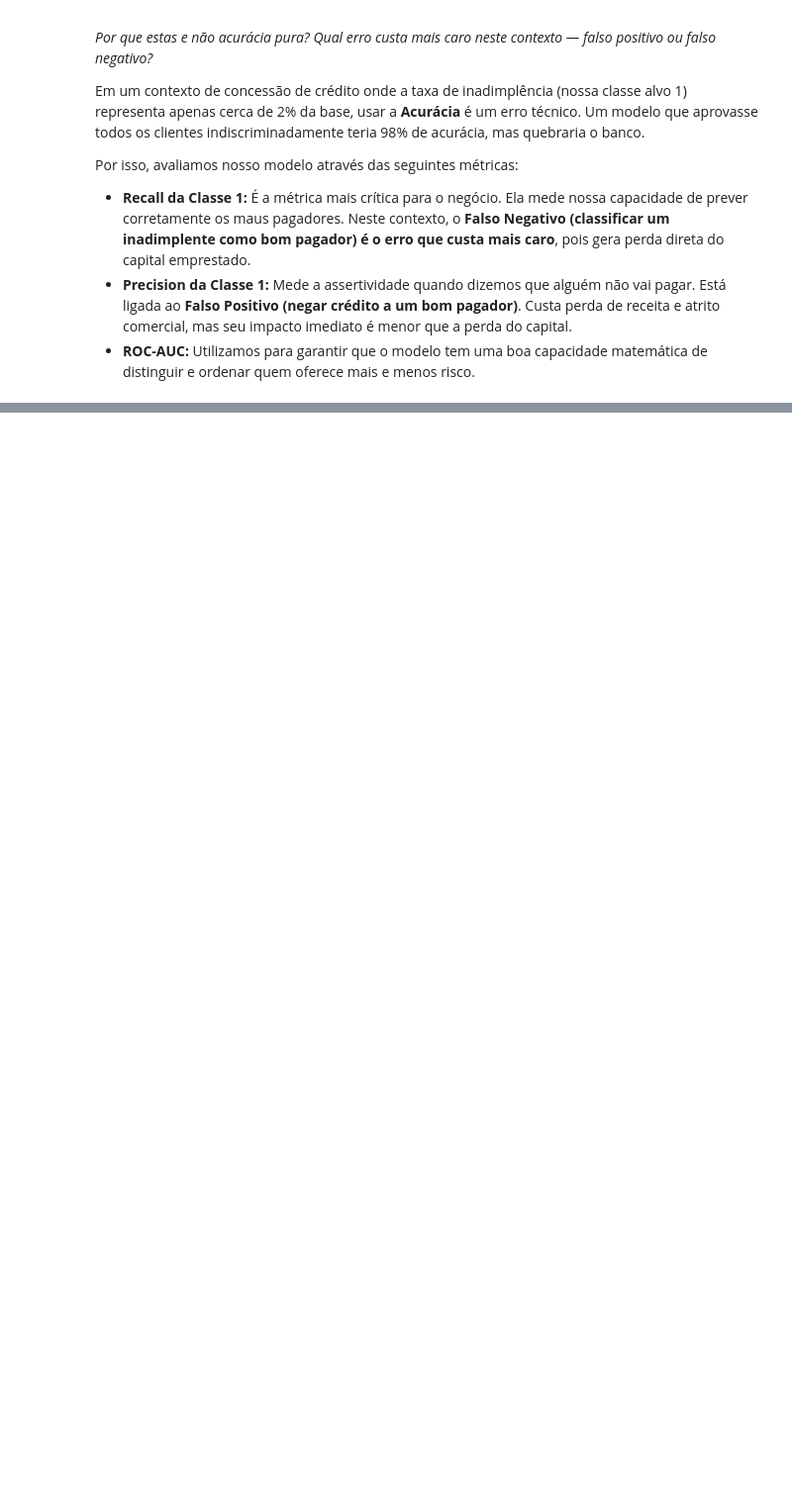
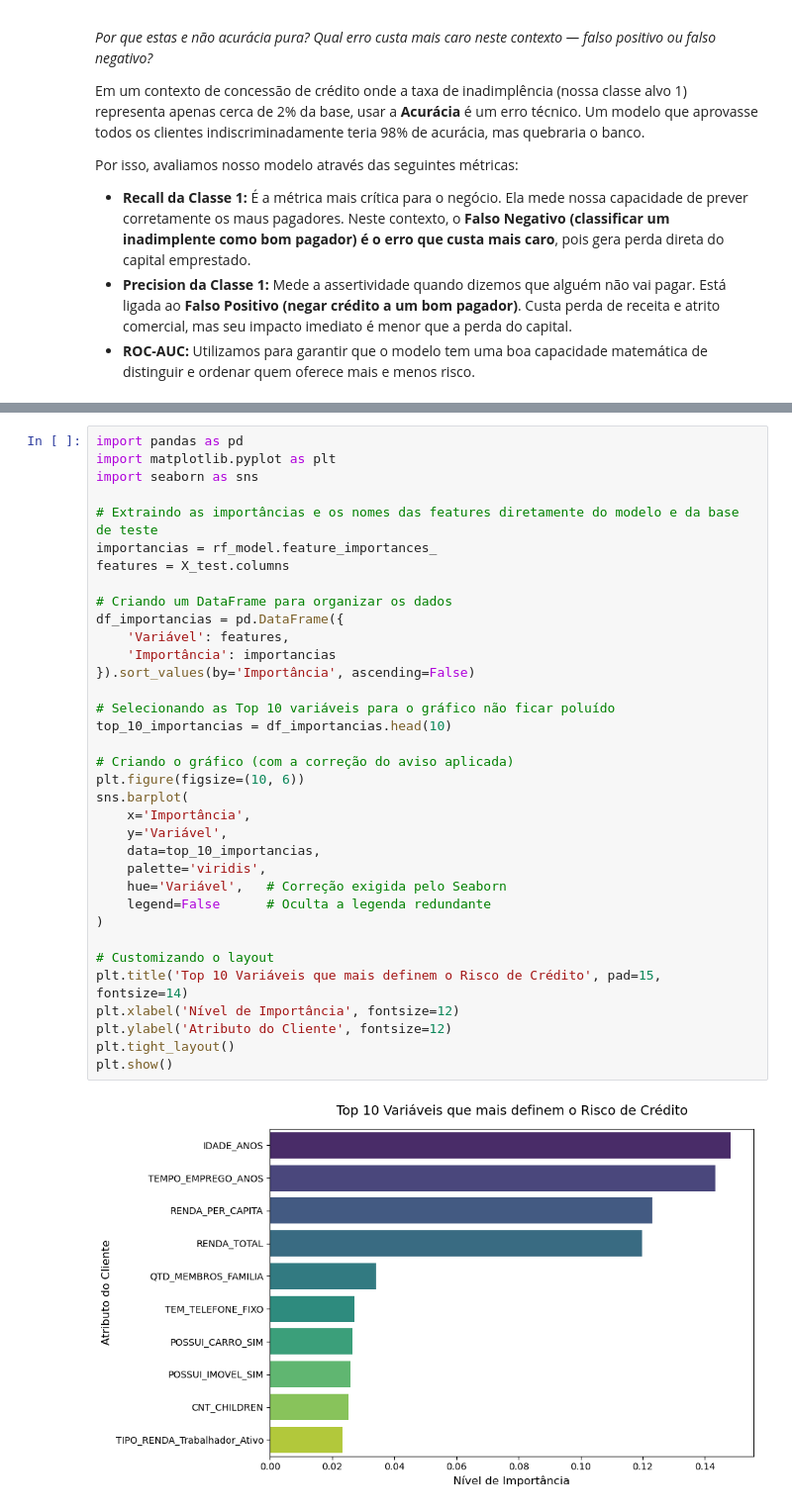
Before and after one commit to fagnermacedo/tech-challenge-fase2, a Jupyter notebook: notebooks/04_avaliacao.ipynb, the cells around one changed output, grey strips where cells are left out. Shown at 99% size. Saved outputs shown, nothing was run; the diff lists cells and outputs as text; blank space fills up the shorter version.

```diff
--- a/notebooks/04_avaliacao.ipynb
+++ b/notebooks/04_avaliacao.ipynb
@@ -101,0 +131,37 @@ _Onde o modelo falha e o que você faria com mais tempo ou mais dados._
+# %%
+import pandas as pd
+import matplotlib.pyplot as plt
+import seaborn as sns
+
+# Extraindo as importâncias e os nomes das features diretamente do modelo e da base de teste
+importancias = rf_model.feature_importances_
+features = X_test.columns
+
+# Criando um DataFrame para organizar os dados
+df_importancias = pd.DataFrame({
+    'Variável': features,
+    'Importância': importancias
+}).sort_values(by='Importância', ascending=False)
+
+# Selecionando as Top 10 variáveis para o gráfico não ficar poluído
+top_10_importancias = df_importancias.head(10)
+
+# Criando o gráfico (com a correção do aviso aplicada)
+plt.figure(figsize=(10, 6))
+sns.barplot(
+    x='Importância',
+    y='Variável',
+    data=top_10_importancias,
+    palette='viridis',
+    hue='Variável',   # Correção exigida pelo Seaborn
+    legend=False      # Oculta a legenda redundante
+)
+
+# Customizando o layout
+plt.title('Top 10 Variáveis que mais definem o Risco de Crédito', pad=15, fontsize=14)
+plt.xlabel('Nível de Importância', fontsize=12)
+plt.ylabel('Atributo do Cliente', fontsize=12)
+plt.tight_layout()
+plt.show()
+# %% [output]
+[figure, added]
```
Also changed, not shown: parts of 14 cells of this notebook.
